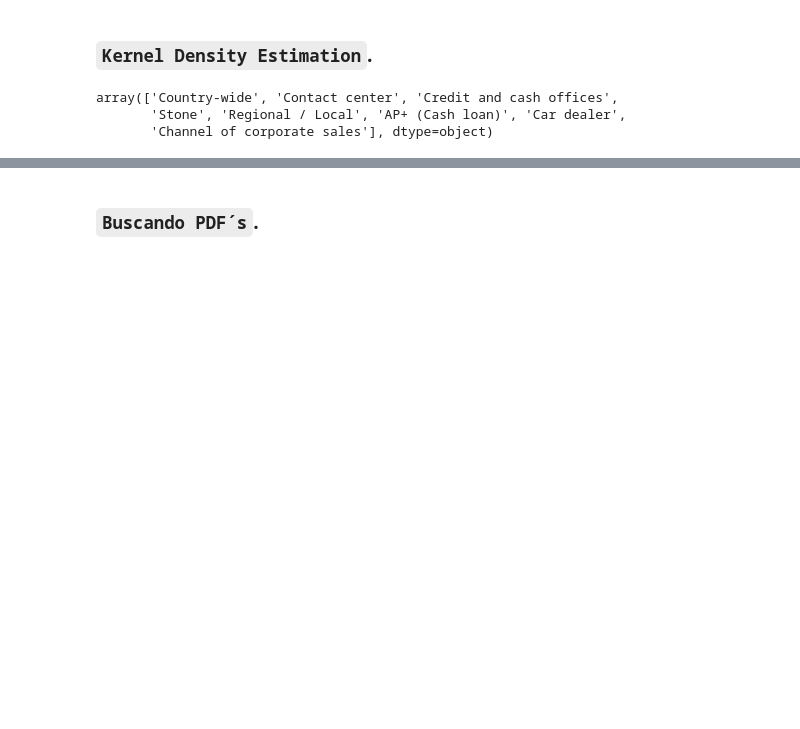
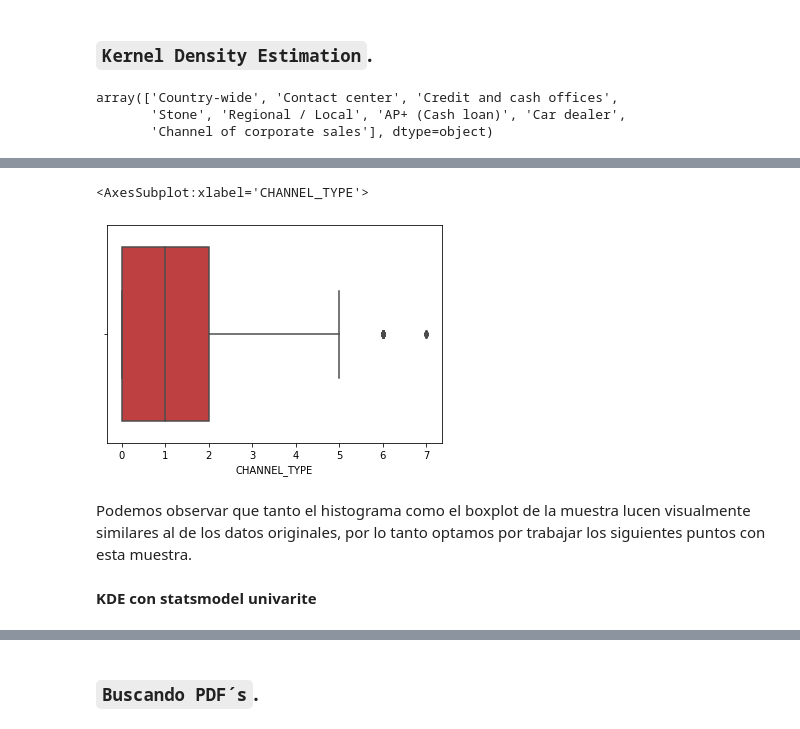
Before and after one commit to JuanPablo2019/Proyecto_modulo1, a Jupyter notebook: ProyectoModulo1_MaganaJ_PinedaB.ipynb, the cells around one changed output, grey strips where cells are left out. Drawn from its saved outputs; the diff is of its cells as text; code cells hidden in the pictures; blank space fills up the shorter version.

```diff
--- a/ProyectoModulo1_MaganaJ_PinedaB.ipynb
+++ b/ProyectoModulo1_MaganaJ_PinedaB.ipynb
@@ -322,0 +337,11 @@ sns.histplot(data['CHANNEL_TYPE'], color='y', bins=8);
+# %%
+# Boxplot de la muestra
+sns.boxplot(x=channel, saturation=.5, color='r')
+# %% [output]
+<AxesSubplot:xlabel='CHANNEL_TYPE'>
+[figure, added]
+# %% [markdown]
+Podemos observar que tanto el histograma como el boxplot de la muestra lucen visualmente similares al de los datos originales,
+por lo tanto optamos por trabajar los siguientes puntos con esta muestra.
+# %% [markdown]
+**KDE con statsmodel univarite**
```
Also changed, not shown: parts of 78 cells of this notebook.
